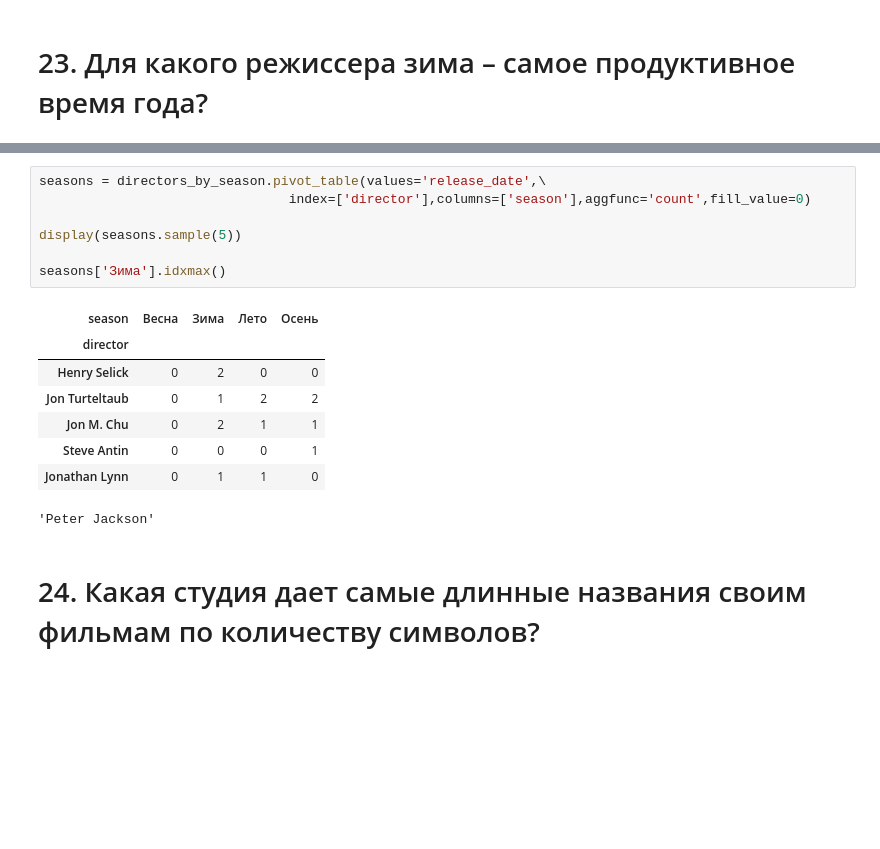
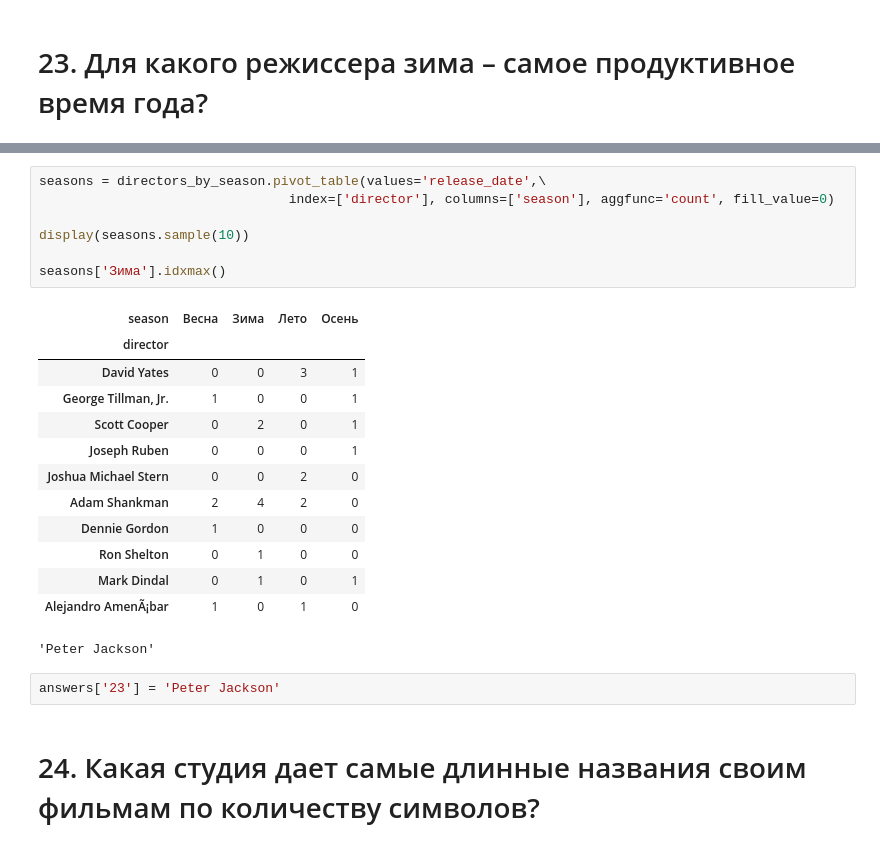
Before and after one commit to ioooosh/Skillfactory, a Jupyter notebook: module_1/Project_1.ipynb, the cells around one changed output, grey strips where cells are left out. Drawn from its saved outputs; the diff is of its cells as text; blank space fills up the shorter version.

```diff
--- a/module_1/Project_1.ipynb
+++ b/module_1/Project_1.ipynb
@@ -516,20 +521,27 @@ Christopher B. Landon    1
 Name: director, Length: 358, dtype: int64
 # %%
 seasons = directors_by_season.pivot_table(values='release_date',\
-                                index=['director'],columns=['season'],aggfunc='count',fill_value=0)
+                                index=['director'], columns=['season'], aggfunc='count', fill_value=0)
 
-display(seasons.sample(5))
+display(seasons.sample(10))
 
 seasons['Зима'].idxmax()
 # %% [output]
 | season | Весна | Зима | Лето | Осень |
 | director |  |  |  |  |
-| Henry Selick | 0 | 2 | 0 | 0 |
-| Jon Turteltaub | 0 | 1 | 2 | 2 |
-| Jon M. Chu | 0 | 2 | 1 | 1 |
-| Steve Antin | 0 | 0 | 0 | 1 |
-| Jonathan Lynn | 0 | 1 | 1 | 0 |
+| David Yates | 0 | 0 | 3 | 1 |
+| George Tillman, Jr. | 1 | 0 | 0 | 1 |
+| Scott Cooper | 0 | 2 | 0 | 1 |
+| Joseph Ruben | 0 | 0 | 0 | 1 |
+| Joshua Michael Stern | 0 | 0 | 2 | 0 |
+| Adam Shankman | 2 | 4 | 2 | 0 |
+| Dennie Gordon | 1 | 0 | 0 | 0 |
+| Ron Shelton | 0 | 1 | 0 | 0 |
+| Mark Dindal | 0 | 1 | 0 | 1 |
+| Alejandro AmenÃ¡bar | 1 | 0 | 1 | 0 |
 'Peter Jackson'
+# %%
+answers['23'] = 'Peter Jackson'
 # %% [markdown]
 # 24. Какая студия дает самые длинные названия своим фильмам по количеству символов?
 # %%
```
Also changed, not shown: parts of 38 cells of this notebook, 1 other file.
